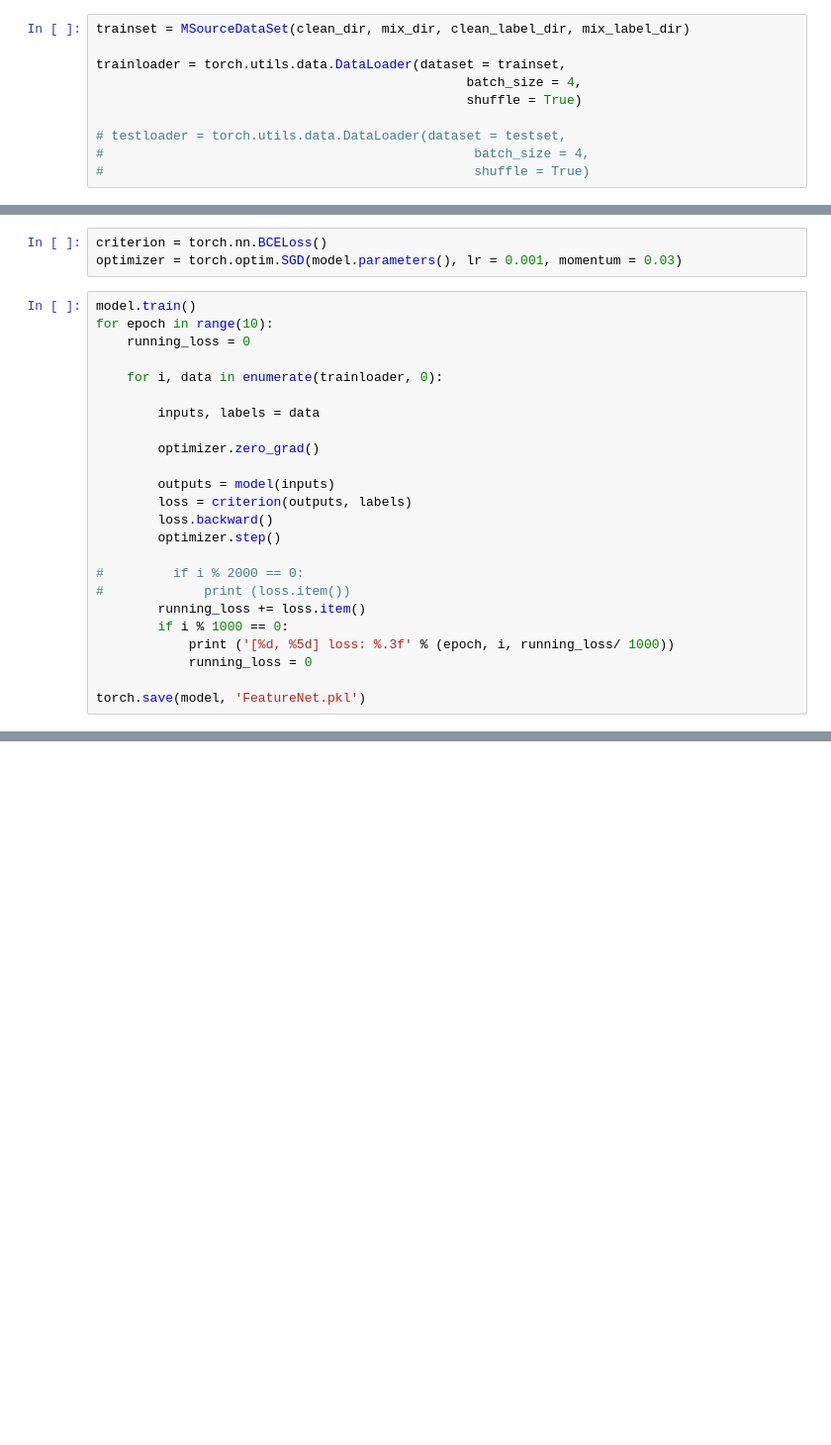
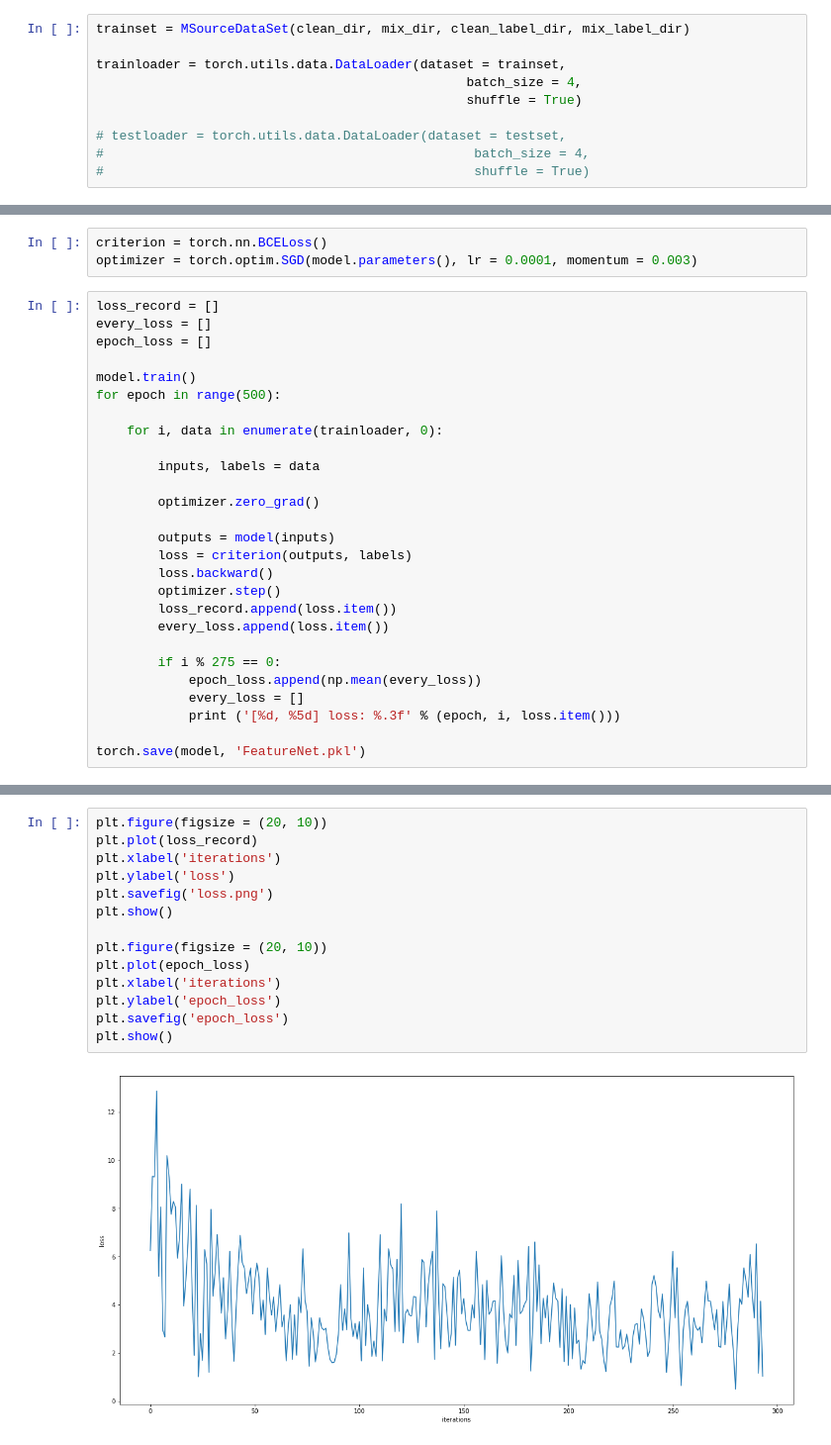
Before and after one commit to terrytykuo/cocktail, a Jupyter notebook: feature_net.ipynb, the cells around one changed output, grey strips where cells are left out. Shown: that part at 99% size. Saved outputs shown, nothing was run; the diff lists cells and outputs as text; blank space fills up the shorter version.

```diff
--- a/feature_net.ipynb
+++ b/feature_net.ipynb
@@ -106,11 +122,14 @@ Net(
 )
 # %%
 criterion = torch.nn.BCELoss()
-optimizer = torch.optim.SGD(model.parameters(), lr = 0.001, momentum = 0.03)
+optimizer = torch.optim.SGD(model.parameters(), lr = 0.0001, momentum = 0.003)
 # %%
+loss_record = []
+every_loss = []
+epoch_loss = []
+
 model.train()
-for epoch in range(10):
-    running_loss = 0
+for epoch in range(500):
 
     for i, data in enumerate(trainloader, 0):
 
@@ -122,13 +141,13 @@ for epoch in range(10):
         loss = criterion(outputs, labels)
         loss.backward()
         optimizer.step()
+        loss_record.append(loss.item())
+        every_loss.append(loss.item())
 
-#         if i % 2000 == 0:
-#             print (loss.item())
-        running_loss += loss.item()
-        if i % 1000 == 0:
-            print ('[%d, %5d] loss: %.3f' % (epoch, i, running_loss/ 1000))
-            running_loss = 0
+        if i % 275 == 0:
+            epoch_loss.append(np.mean(every_loss))
+            every_loss = []
+            print ('[%d, %5d] loss: %.3f' % (epoch, i, loss.item()))
 
 torch.save(model, 'FeatureNet.pkl')
 # %% [output]
@@ -144,0 +157,16 @@ torch.save(model, 'FeatureNet.pkl')
+# %%
+plt.figure(figsize = (20, 10))
+plt.plot(loss_record)
+plt.xlabel('iterations')
+plt.ylabel('loss')
+plt.savefig('loss.png')
+plt.show()
+
+plt.figure(figsize = (20, 10))
+plt.plot(epoch_loss)
+plt.xlabel('iterations')
+plt.ylabel('epoch_loss')
+plt.savefig('epoch_loss')
+plt.show()
+# %% [output]
+[figure, added]
```
Also changed, not shown: parts of 10 cells of this notebook.
